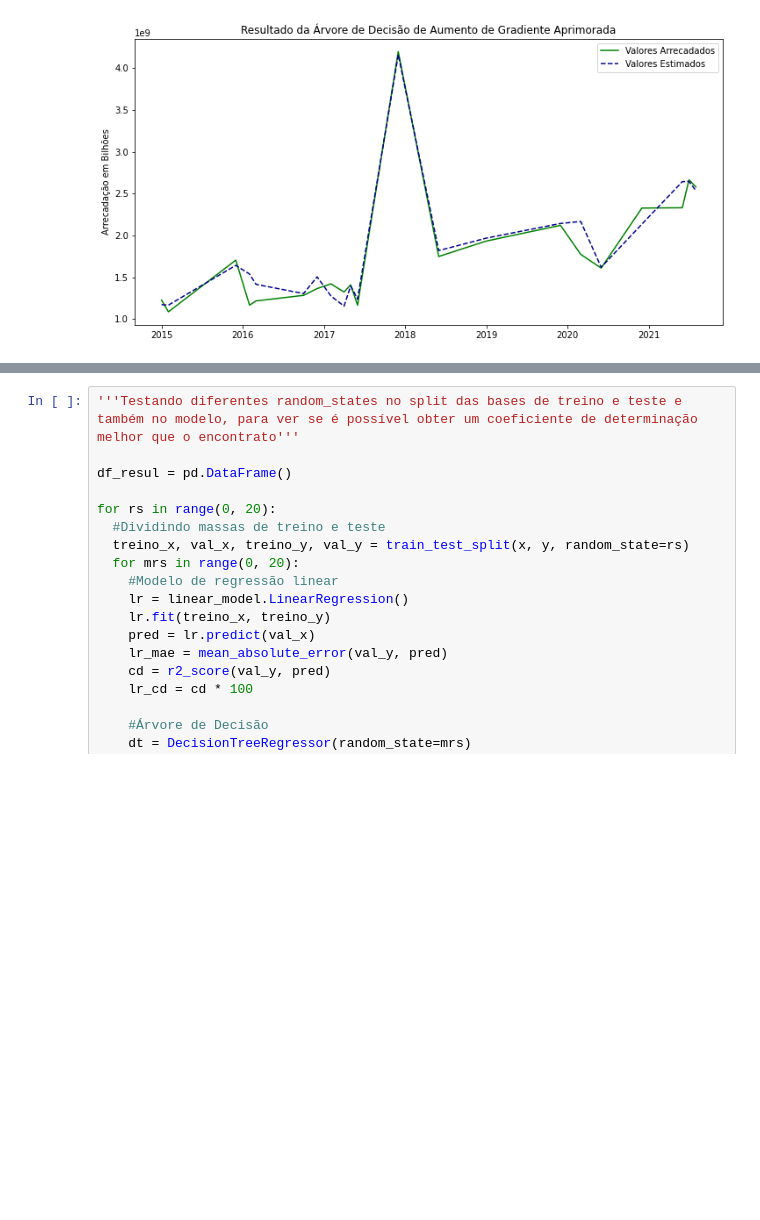
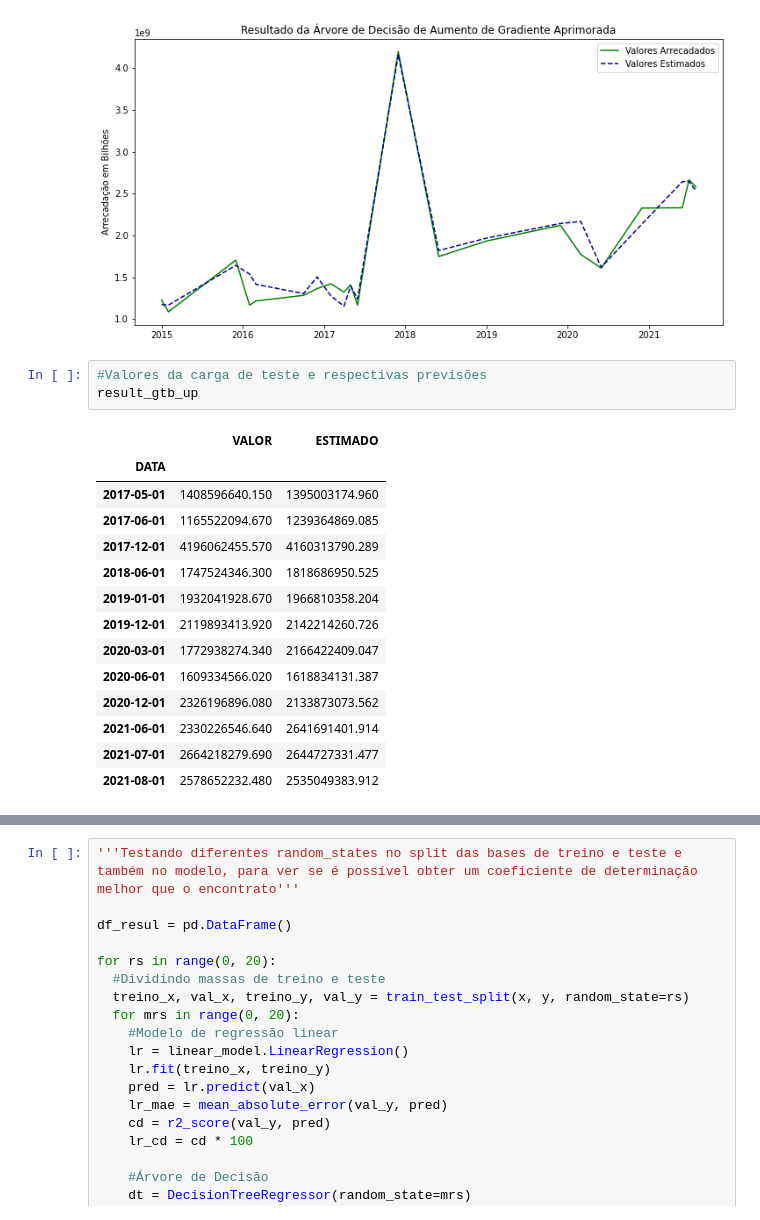
Before and after one commit to rubensqs/estimativa_dau, a Jupyter notebook: analise_dau_2015_2021.ipynb, the cells around one changed output, grey strips where cells are left out. Cells and saved outputs as stored; diff of their text form; blank space fills up the shorter version.

```diff
--- a/analise_dau_2015_2021.ipynb
+++ b/analise_dau_2015_2021.ipynb
@@ -868,3 +868,21 @@ O número de estimativas máximo que apresenta o menor erro médio é: 62
 Erro médio: 117320076.32
 Coeficiente de determinação: 94.76
 [figure]
+# %%
+#Valores da carga de teste e respectivas previsões
+result_gtb_up
+# %% [output]
+|  | VALOR | ESTIMADO |
+| DATA |  |  |
+| 2017-05-01 | 1408596640.150 | 1395003174.960 |
+| 2017-06-01 | 1165522094.670 | 1239364869.085 |
+| 2017-12-01 | 4196062455.570 | 4160313790.289 |
+| 2018-06-01 | 1747524346.300 | 1818686950.525 |
+| 2019-01-01 | 1932041928.670 | 1966810358.204 |
+| 2019-12-01 | 2119893413.920 | 2142214260.726 |
+| 2020-03-01 | 1772938274.340 | 2166422409.047 |
+| 2020-06-01 | 1609334566.020 | 1618834131.387 |
+| 2020-12-01 | 2326196896.080 | 2133873073.562 |
+| 2021-06-01 | 2330226546.640 | 2641691401.914 |
+| 2021-07-01 | 2664218279.690 | 2644727331.477 |
+| 2021-08-01 | 2578652232.480 | 2535049383.912 |
```
Also changed, not shown: parts of 1 cell of this notebook.
